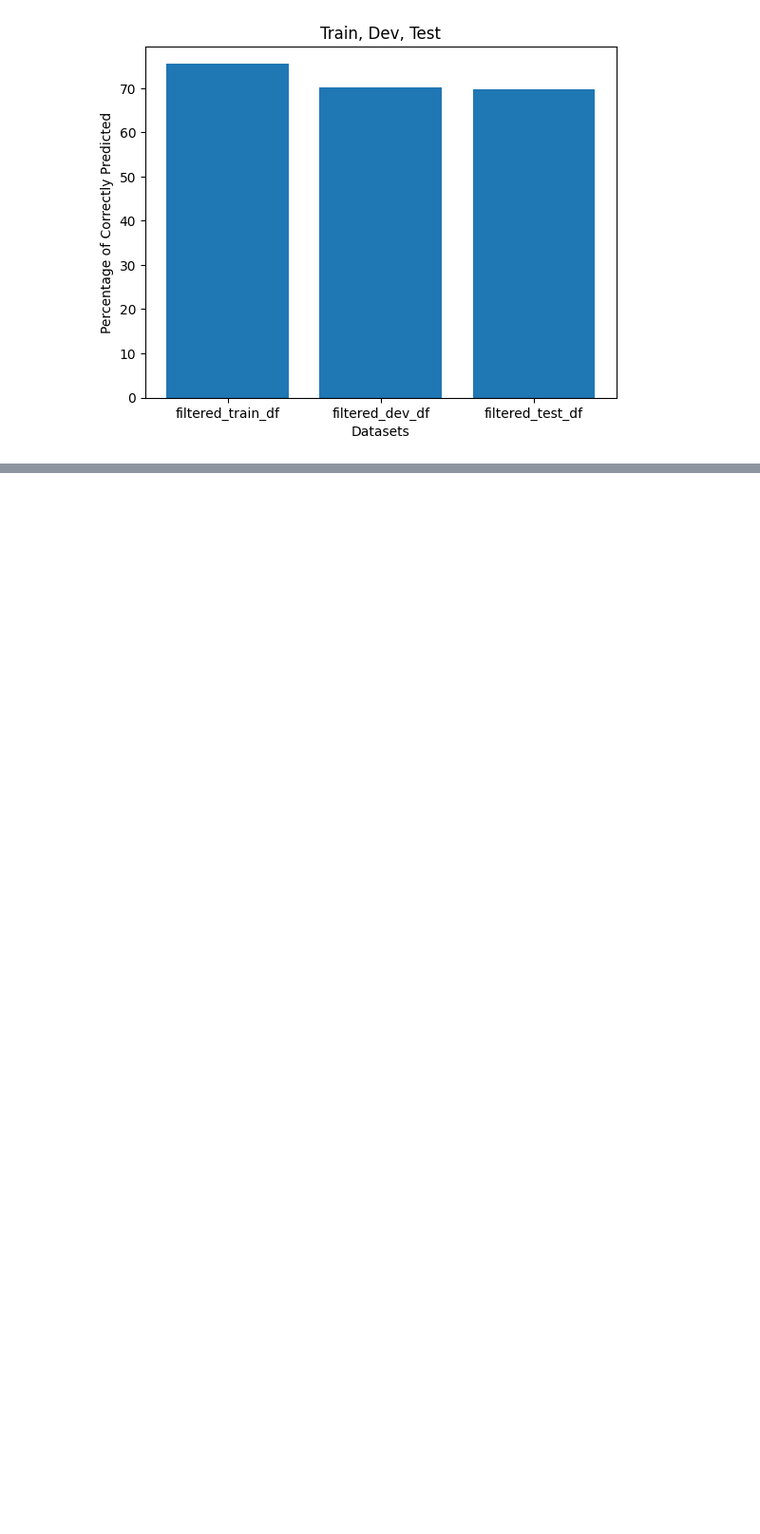
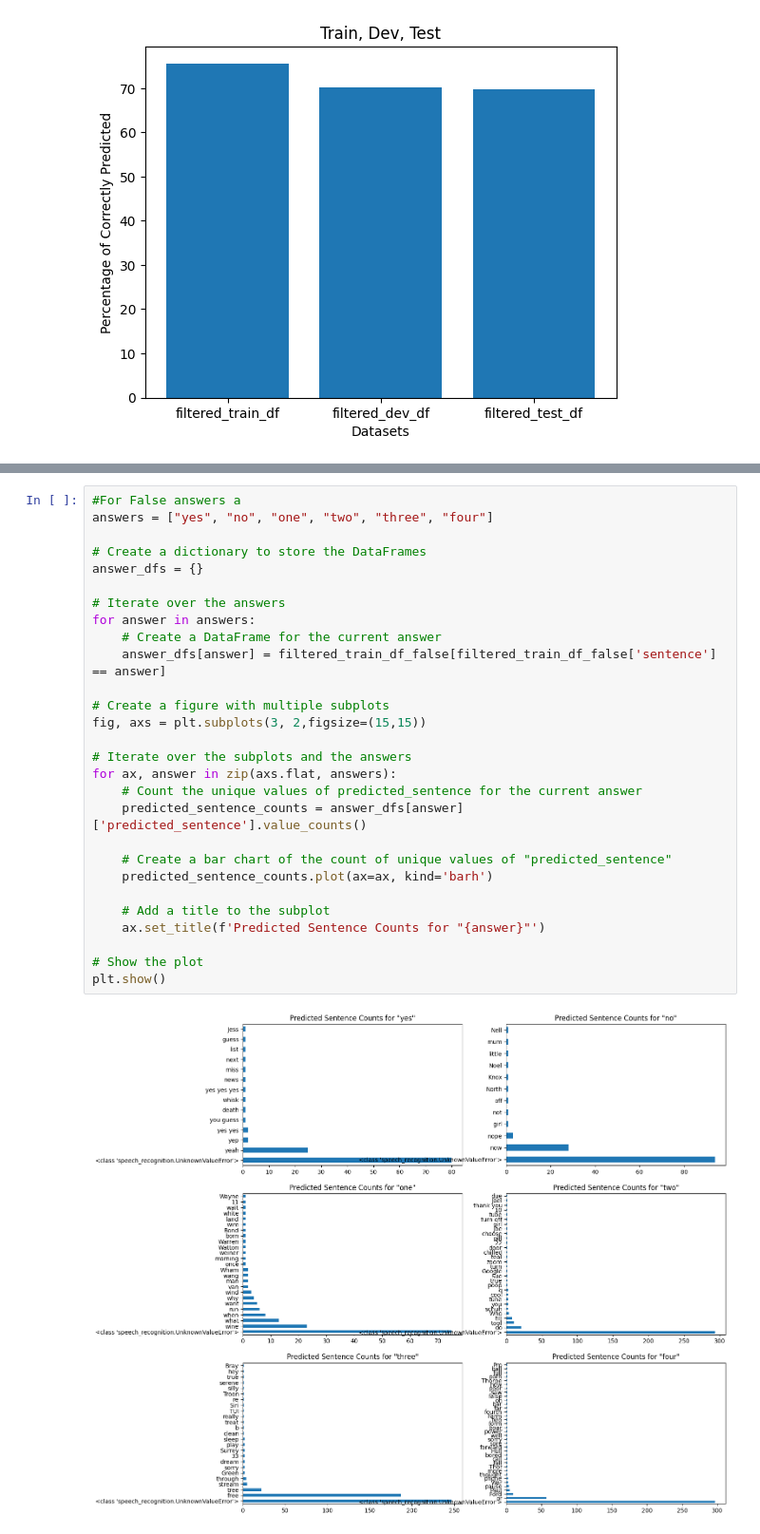
Before and after one commit to kevin-tournie/projectBigData, a Jupyter notebook: Modèles/googleAPIPerformanceAccuracyTrainDevTest.ipynb, the cells around one changed output, grey strips where cells are left out. Shown at 95% size. Saved outputs shown, nothing was run; the diff lists cells and outputs as text; blank space fills up the shorter version.

Commit message:
Mettre en avant les pistes d'améliorations pour l'acceptation des mots prédits (yes, three)

```diff
--- a/Modèles/googleAPIPerformanceAccuracyTrainDevTest.ipynb
+++ b/Modèles/googleAPIPerformanceAccuracyTrainDevTest.ipynb
@@ -131,0 +134,30 @@ plt.show()
+# %%
+#For False answers a
+answers = ["yes", "no", "one", "two", "three", "four"]
+
+# Create a dictionary to store the DataFrames
+answer_dfs = {}
+
+# Iterate over the answers
+for answer in answers:
+    # Create a DataFrame for the current answer
+    answer_dfs[answer] = filtered_train_df_false[filtered_train_df_false['sentence'] == answer]
+
+# Create a figure with multiple subplots
+fig, axs = plt.subplots(3, 2,figsize=(15,15))
+
+# Iterate over the subplots and the answers
+for ax, answer in zip(axs.flat, answers):
+    # Count the unique values of predicted_sentence for the current answer
+    predicted_sentence_counts = answer_dfs[answer]['predicted_sentence'].value_counts()
+
+    # Create a bar chart of the count of unique values of "predicted_sentence"
+    predicted_sentence_counts.plot(ax=ax, kind='barh')
+
+    # Add a title to the subplot
+    ax.set_title(f'Predicted Sentence Counts for "{answer}"')
+
+# Show the plot
+plt.show()
+# %% [output]
+[figure, added]
```
Also changed, not shown: parts of 6 cells of this notebook.
